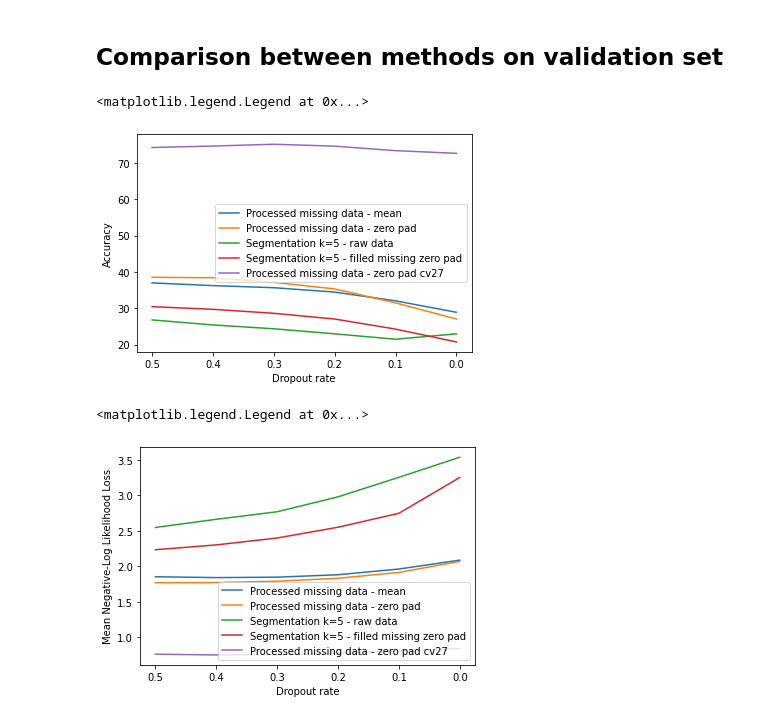
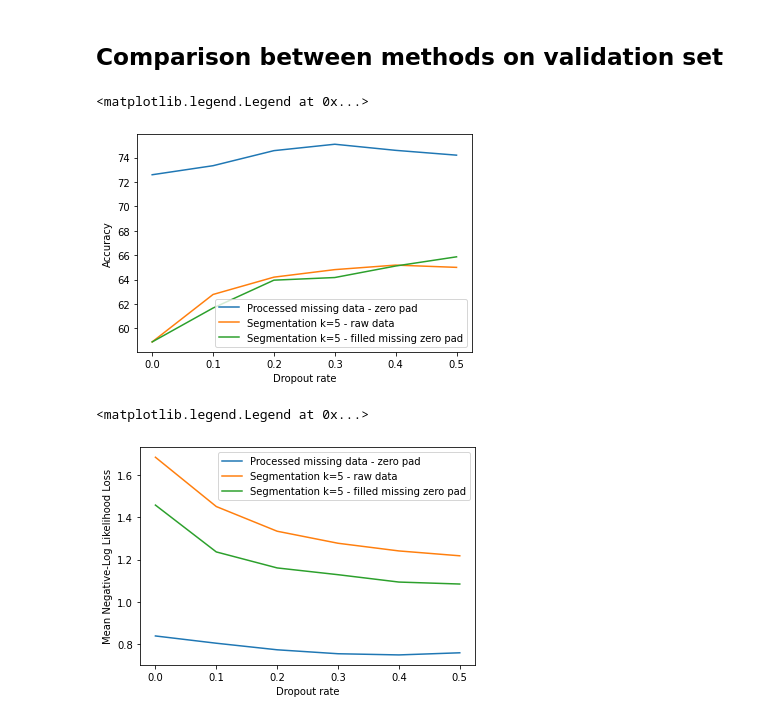
Before and after one commit to icik251/JapaneseSpeechRecognition, a Jupyter notebook: result_analysis.ipynb, the cells around one changed output. Saved outputs shown, nothing was run; the diff lists cells and outputs as text; code cells hidden in the pictures.

```diff
--- a/result_analysis.ipynb
+++ b/result_analysis.ipynb
@@ -12,8 +14,8 @@ list_of_mean_train_losses = list()
 list_of_mean_train_acc = list()
 
 for dropout in range_of_dropout:
-    with open('Results\\processed_missing\\mean\\dict_of_k_results_cv10_dropout-{}_3-layered_Adam_epochs_200_lr_0.001.pkl'
-    .format(dropout), 'rb') as handle:
+    with open('Results\\processed_missing\\mean\\dict_of_k_results_cv{}_dropout-{}_3-layered_Adam_epochs_200_lr_0.001.pkl'
+    .format(CV, dropout), 'rb') as handle:
         dict_of_results = pickle.load(handle)
 
     print('Dropout rate: {}'.format(dropout))
@@ -90,20 +92,22 @@ list_of_mean_train_losses = list()
 list_of_mean_train_acc = list()
 
 for dropout in range_of_dropout:
-    with open('Results\\processed_missing\\zero_padding\\dict_of_k_results_cv10_dropout-{}_3-layered_Adam_epochs_200_lr_0.001.pkl'
-    .format(dropout), 'rb') as handle:
+    with open('Results\\processed_missing\\zero_padding\\dict_of_k_results_cv{}_dropout-{}_3-layered_Adam_epochs_200_lr_0.001.pkl'
+    .format(CV,dropout), 'rb') as handle:
         dict_of_results = pickle.load(handle)
 
     print('Dropout rate: {}'.format(dropout))
     print('Estimated average val loss: {}'.format(np.mean(dict_of_results[k]['val_loss'])))
     print('Estimated average val acc: {}'.format(np.mean(dict_of_results[k]['val_acc'])))
-    print('Estimated average val acc: {}'.format(np.mean(dict_of_results[k]['convergence_time'])))
+    print('Estimated average val std acc: {}'.format(np.std(dict_of_results[k]['val_acc'])))
+    print('Estimated average convergence time: {}'.format(np.mean(dict_of_results[k]['convergence_time'])))
 
     list_of_mean_train_acc.append(np.mean(dict_of_results[k]['train_acc']))
     list_of_mean_val_acc.append(np.mean(dict_of_results[k]['val_acc']))
     list_of_mean_train_losses.append(np.mean(dict_of_results[k]['train_loss']))
     list_of_mean_val_losses.append(np.mean(dict_of_results[k]['val_loss']))
 
+
 list_of_mean_val_acc_processed_missing_zero_pad = list_of_mean_val_acc
 list_of_mean_val_loss_processed_missing_zero_pad = list_of_mean_val_losses
 # %% [output]
@@ -247,14 +173,15 @@ list_of_mean_train_losses = list()
 list_of_mean_train_acc = list()
 
 for dropout in range_of_dropout:
-    with open('Results\\segmentation\\no_filling_missing\\dict_of_k_results_cv10_dropout-{}_3-layered_Adam_epochs_200_lr_0.001.pkl'
-    .format(dropout), 'rb') as handle:
+    with open('Results\\segmentation\\no_filling_missing\\dict_of_k_results_cv{}_dropout-{}_3-layered_Adam_epochs_200_lr_0.001.pkl'
+    .format(CV,dropout), 'rb') as handle:
         dict_of_results = pickle.load(handle)
 
     print('Dropout rate: {}'.format(dropout))
     print('Estimated average val loss: {}'.format(np.mean(dict_of_results[k]['val_loss'])))
     print('Estimated average val acc: {}'.format(np.mean(dict_of_results[k]['val_acc'])))
-    print('Estimated average val acc: {}'.format(np.mean(dict_of_results[k]['convergence_time'])))
+    print('Estimated average val std acc: {}'.format(np.std(dict_of_results[k]['val_acc'])))
+    print('Estimated average convergence time: {}'.format(np.mean(dict_of_results[k]['convergence_time'])))
 
 
     list_of_mean_train_acc.append(np.mean(dict_of_results[k]['train_acc']))
@@ -328,14 +255,15 @@ list_of_mean_train_losses = list()
 list_of_mean_train_acc = list()
 
 for dropout in range_of_dropout:
-    with open('Results\\segmentation\\zero_padding\\dict_of_k_results_cv10_dropout-{}_3-layered_Adam_epochs_200_lr_0.001.pkl'
-    .format(dropout), 'rb') as handle:
+    with open('Results\\segmentation\\zero_padding\\dict_of_k_results_cv{}_dropout-{}_3-layered_Adam_epochs_200_lr_0.001.pkl'
+    .format(CV, dropout), 'rb') as handle:
         dict_of_results = pickle.load(handle)
 
     print('Dropout rate: {}'.format(dropout))
     print('Estimated average val loss: {}'.format(np.mean(dict_of_results[k]['val_loss'])))
     print('Estimated average val acc: {}'.format(np.mean(dict_of_results[k]['val_acc'])))
-    print('Estimated average val acc: {}'.format(np.mean(dict_of_results[k]['convergence_time'])))
+    print('Estimated average val std acc: {}'.format(np.std(dict_of_results[k]['val_acc'])))
+    print('Estimated average convergence time: {}'.format(np.mean(dict_of_results[k]['convergence_time'])))
 
     list_of_mean_train_acc.append(np.mean(dict_of_results[k]['train_acc']))
     list_of_mean_val_acc.append(np.mean(dict_of_results[k]['val_acc']))
@@ -398,34 +326,32 @@ Text(0.5, 1.0, 'Segmentation k=5 filled zero padding')
 # %%
 import matplotlib.pyplot as plt
 
-plt.plot(range_of_dropout, list_of_mean_val_acc_processed_missing_mean, label = "Processed missing data - mean")
+#plt.plot(range_of_dropout, list_of_mean_val_acc_processed_missing_mean, label = "Processed missing data - mean")
 plt.plot(range_of_dropout, list_of_mean_val_acc_processed_missing_zero_pad, label = "Processed missing data - zero pad")
 plt.plot(range_of_dropout, list_of_mean_val_acc_segmentation_raw_data, label = "Segmentation k=5 - raw data")
 plt.plot(range_of_dropout, list_of_mean_val_acc_segmentation_filled_zero_pad, label = "Segmentation k=5 - filled missing zero pad")
-plt.plot(range_of_dropout, list_of_mean_val_acc_processed_missing_zero_pad_cv27, label = "Processed missing data - zero pad cv27")
 
 plt.xlabel('Dropout rate')
 plt.ylabel('Accuracy')
-plt.gca().invert_xaxis()
+#plt.gca().invert_xaxis()
 
 plt.legend()
 # %% [output]
 <matplotlib.legend.Legend at 0x...>
-[figure, old version]
+[figure, new version]
 # %%
 import matplotlib.pyplot as plt
 
-plt.plot(range_of_dropout, list_of_mean_val_loss_processed_missing_mean, label = "Processed missing data - mean")
+#plt.plot(range_of_dropout, list_of_mean_val_loss_processed_missing_mean, label = "Processed missing data - mean")
 plt.plot(range_of_dropout, list_of_mean_val_loss_processed_missing_zero_pad, label = "Processed missing data - zero pad")
 plt.plot(range_of_dropout, list_of_mean_val_loss_segmentation_raw_data, label = "Segmentation k=5 - raw data")
 plt.plot(range_of_dropout, list_of_mean_val_loss_segmentation_filled_zero_pad, label = "Segmentation k=5 - filled missing zero pad")
-plt.plot(range_of_dropout, list_of_mean_val_loss_processed_missing_zero_pad_cv27, label = "Processed missing data - zero pad cv27")
 
 plt.xlabel('Dropout rate')
 plt.ylabel('Mean Negative-Log Likelihood Loss')
-plt.gca().invert_xaxis()
+#plt.gca().invert_xaxis()
 
 plt.legend()
 # %% [output]
 <matplotlib.legend.Legend at 0x...>
-[figure, old version]
+[figure, new version]
```
Also changed, not shown: parts of 12 cells of this notebook, 21 other files.
